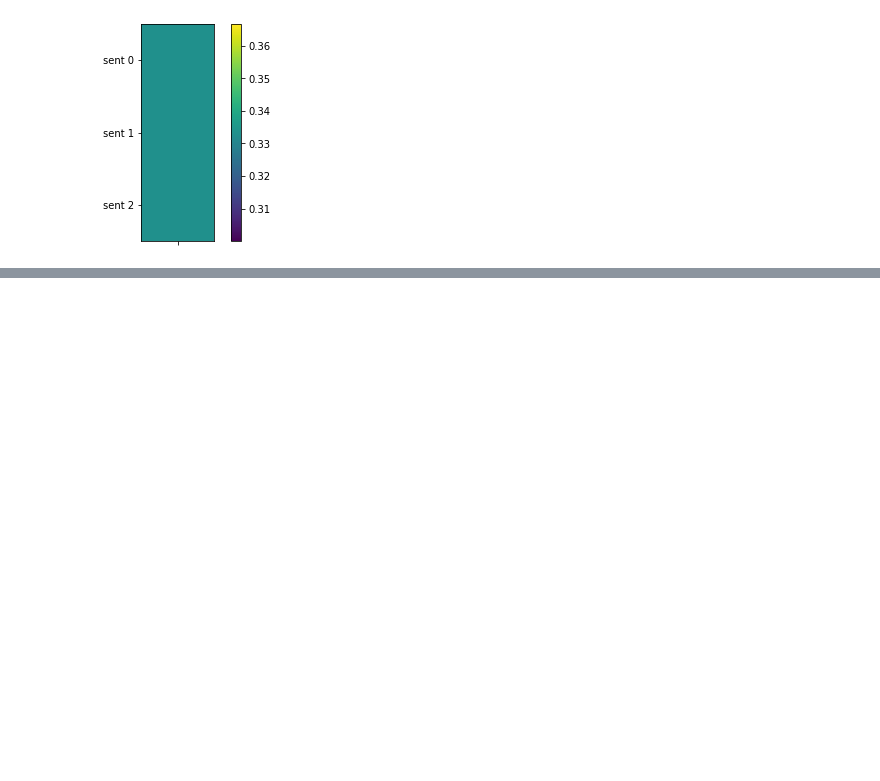
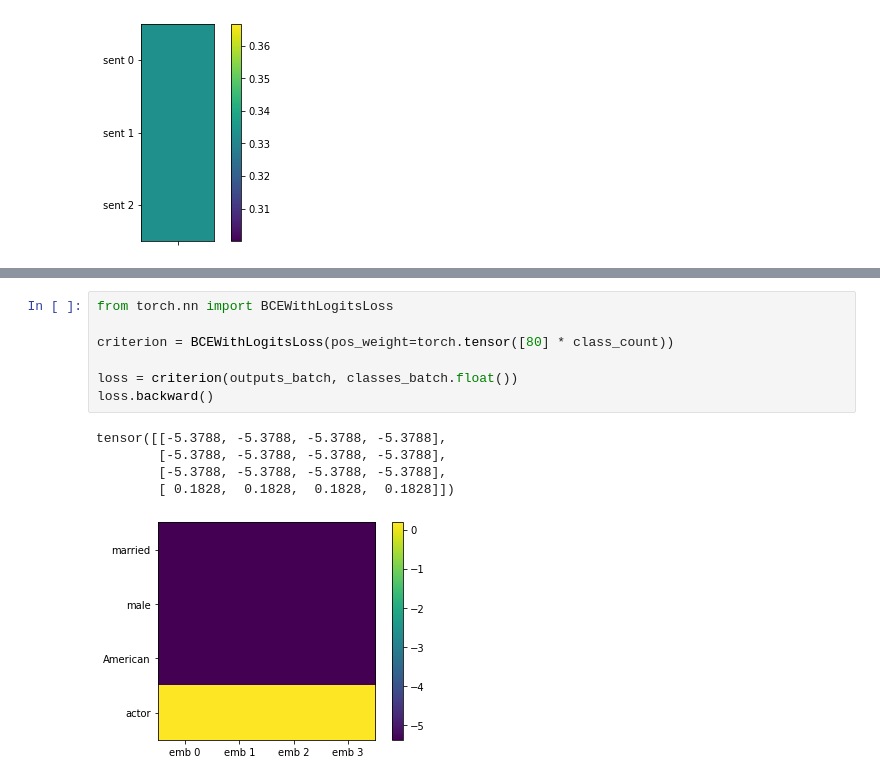
Before and after one commit to TobiasUhmann/power, a Jupyter notebook: notebooks/01_simple_positive_case.ipynb, the cells around one changed output, grey strips where cells are left out. Drawn from its saved outputs; the diff is of its cells as text; blank space fills up the shorter version.

```diff
--- a/notebooks/01_simple_positive_case.ipynb
+++ b/notebooks/01_simple_positive_case.ipynb
@@ -405,0 +419,13 @@ tensor([[[0.0000, 0.3333, 0.3333, 0.3333],
+# %%
+from torch.nn import BCEWithLogitsLoss
+
+criterion = BCEWithLogitsLoss(pos_weight=torch.tensor([80] * class_count))
+
+loss = criterion(outputs_batch, classes_batch.float())
+loss.backward()
+# %% [output]
+tensor([[-5.3788, -5.3788, -5.3788, -5.3788],
+        [-5.3788, -5.3788, -5.3788, -5.3788],
+        [-5.3788, -5.3788, -5.3788, -5.3788],
+        [ 0.1828,  0.1828,  0.1828,  0.1828]])
+[figure, added]
```
Also changed, not shown: parts of 2 cells of this notebook.
